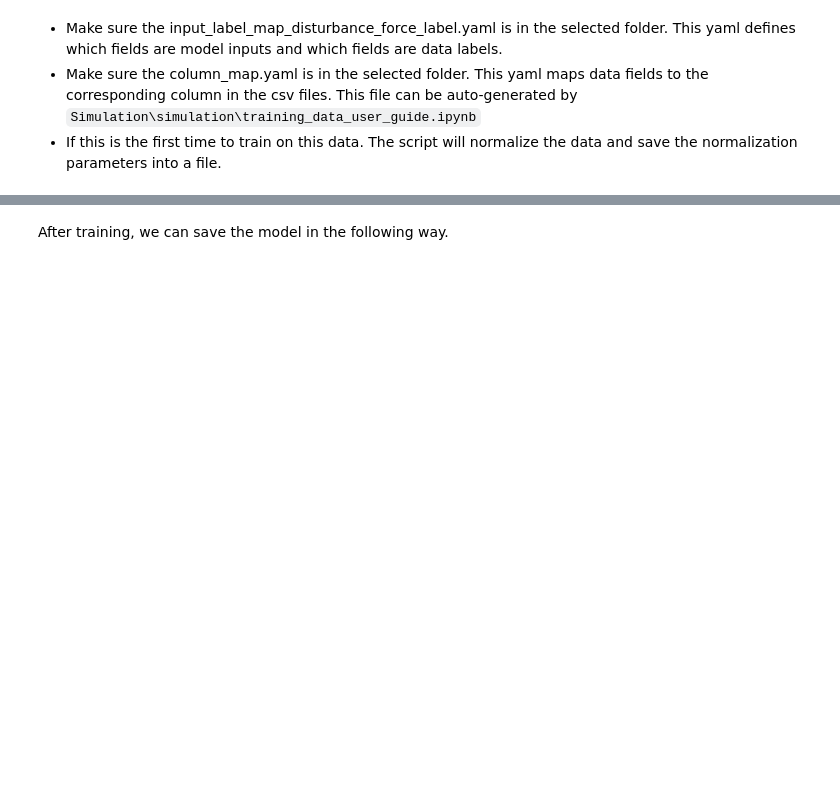
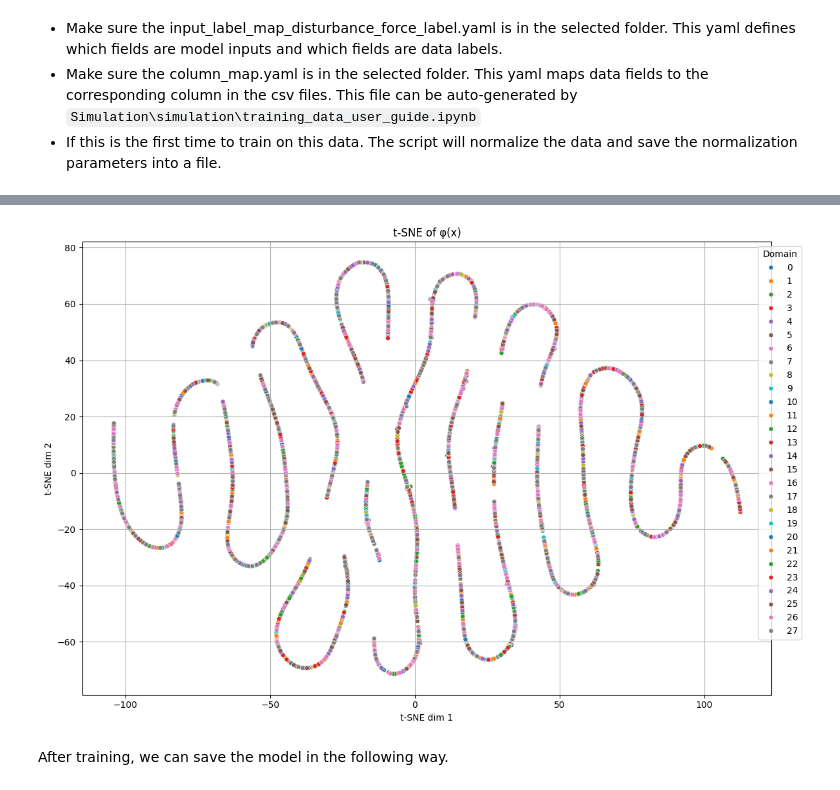
Before and after one commit to zzzzzzhym/DroneSimulator, a Jupyter notebook: learning/trainer_user_guide.ipynb, the cells around one changed output, grey strips where cells are left out. Cells and saved outputs as stored; diff of their text form; code cells hidden in the pictures; blank space fills up the shorter version.

```diff
--- a/learning/trainer_user_guide.ipynb
+++ b/learning/trainer_user_guide.ipynb
@@ -89,3 +118,58 @@ a = tensor([[-2.5011,  0.3046,  0.4581],
+# %%
+from sklearn.manifold import TSNE
+import seaborn as sns
+import matplotlib.pyplot as plt
+import numpy as np
+import torch
+
+def plot_tsne_of_phi(phi_net, loaderset_phi, selected_batches_per_domain=5):
+    """
+    Visualize t-SNE of φ(x), colored by domain.
+
+    Args:
+        phi_net: trained φ network
+        loaderset_phi: list of DataLoaders, one per domain
+        selected_batches_per_domain: how many batches to sample per domain
+    """
+    phi_net.eval()
+    all_phi = []
+    all_labels = []
+
+    for domain_id, loader in enumerate(loaderset_phi):
+        count = 0
+        for batch in loader:
+            x = batch['input']
+            with torch.no_grad():
+                phi_out = phi_net(x).detach().cpu().numpy()  # shape: [B, dim_feature]
+            all_phi.append(phi_out)
+            all_labels.append(np.full(len(phi_out), domain_id))
+            count += 1
+            if count >= selected_batches_per_domain:
+                break  # limit samples per domain
+
+    X = np.concatenate(all_phi, axis=0)
+    Y = np.concatenate(all_labels, axis=0)
+
+    if len(X) < 5:
+        raise ValueError("Too few φ(x) samples for t-SNE. Increase batch count or domains.")
+
+    perplexity = min(30, max(5, len(X) // 3))
+
+    X_tsne = TSNE(n_components=2, perplexity=perplexity, learning_rate='auto', init='pca', random_state=0).fit_transform(X)
+
+    # Plot
+    plt.figure(figsize=(12, 8))
+    sns.scatterplot(x=X_tsne[:, 0], y=X_tsne[:, 1], hue=Y, palette='tab10', s=25)
+    plt.title("t-SNE of φ(x)")
+    plt.xlabel("t-SNE dim 1")
+    plt.ylabel("t-SNE dim 2")
+    plt.legend(title="Domain", loc='best', bbox_to_anchor=(1.05, 1))
+    plt.grid(True)
+    plt.tight_layout()
+
+plot_tsne_of_phi(trainer_instance.phi_net, trainer_instance.loaderset_phi, 1)
+# %% [output]
+[figure, added]
 # %% [markdown]
 After training, we can save the model in the following way.
 # %%
```
Also changed, not shown: parts of 5 cells of this notebook, 10 other files.
